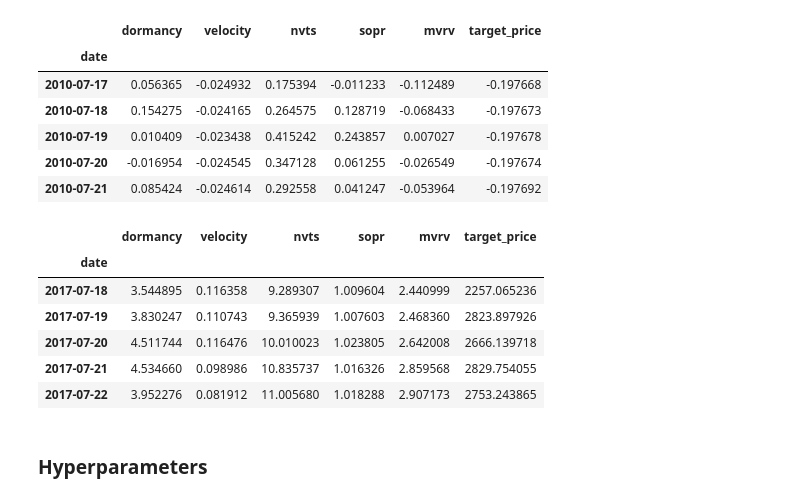
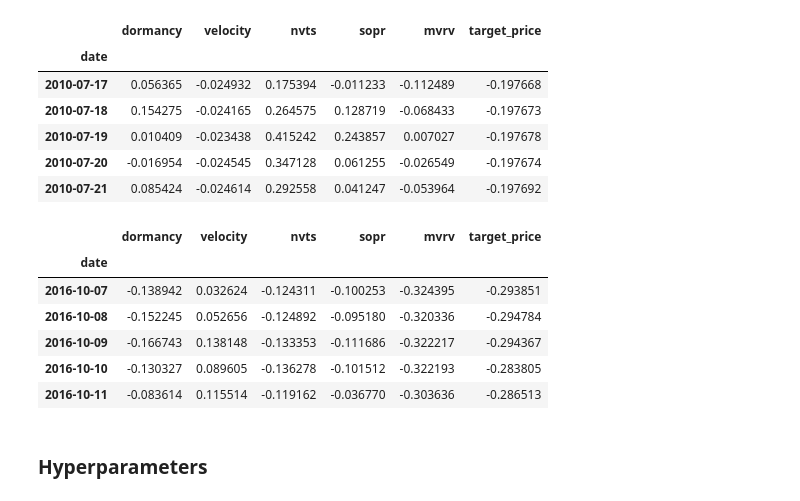
Before and after one commit to jadechip/on-chain-analytics-lstm, a Jupyter notebook: metrics.ipynb, the cells around one changed output. Drawn from its saved outputs; the diff is of its cells as text; code cells hidden in the pictures.

```diff
--- a/metrics.ipynb
+++ b/metrics.ipynb
@@ -119,3 +119,7 @@ data["training"] = normalize(data["training"])
+# %%
+data["training"] = normalize(data["training"])
+data["validation"] = normalize(data["validation"])
+data["testing"] = normalize(data["testing"])
 # %%
 data["training"].head()
 # %% [output]
@@ -127,14 +131,14 @@ data["training"].head()
 | 2010-07-20 | -0.016954 | -0.024545 | 0.347128 | 0.061255 | -0.026549 | -0.197674 |
 | 2010-07-21 | 0.085424 | -0.024614 | 0.292558 | 0.041247 | -0.053964 | -0.197692 |
 # %%
-data["testing"].head()
+data["validation"].head()
 # %% [output]
 |  | dormancy | velocity | nvts | sopr | mvrv | target_price |
 | date |  |  |  |  |  |  |
-| 2017-07-18 | 3.544895 | 0.116358 | 9.289307 | 1.009604 | 2.440999 | 2257.065236 |
-| 2017-07-19 | 3.830247 | 0.110743 | 9.365939 | 1.007603 | 2.468360 | 2823.897926 |
-| 2017-07-20 | 4.511744 | 0.116476 | 10.010023 | 1.023805 | 2.642008 | 2666.139718 |
-| 2017-07-21 | 4.534660 | 0.098986 | 10.835737 | 1.016326 | 2.859568 | 2829.754055 |
-| 2017-07-22 | 3.952276 | 0.081912 | 11.005680 | 1.018288 | 2.907173 | 2753.243865 |
+| 2016-10-07 | -0.138942 | 0.032624 | -0.124311 | -0.100253 | -0.324395 | -0.293851 |
+| 2016-10-08 | -0.152245 | 0.052656 | -0.124892 | -0.095180 | -0.320336 | -0.294784 |
+| 2016-10-09 | -0.166743 | 0.138148 | -0.133353 | -0.111686 | -0.322217 | -0.294367 |
+| 2016-10-10 | -0.130327 | 0.089605 | -0.136278 | -0.101512 | -0.322193 | -0.283805 |
+| 2016-10-11 | -0.083614 | 0.115514 | -0.119162 | -0.036770 | -0.303636 | -0.286513 |
 # %% [markdown]
 ### Hyperparameters
```
Also changed, not shown: parts of 23 cells of this notebook.
